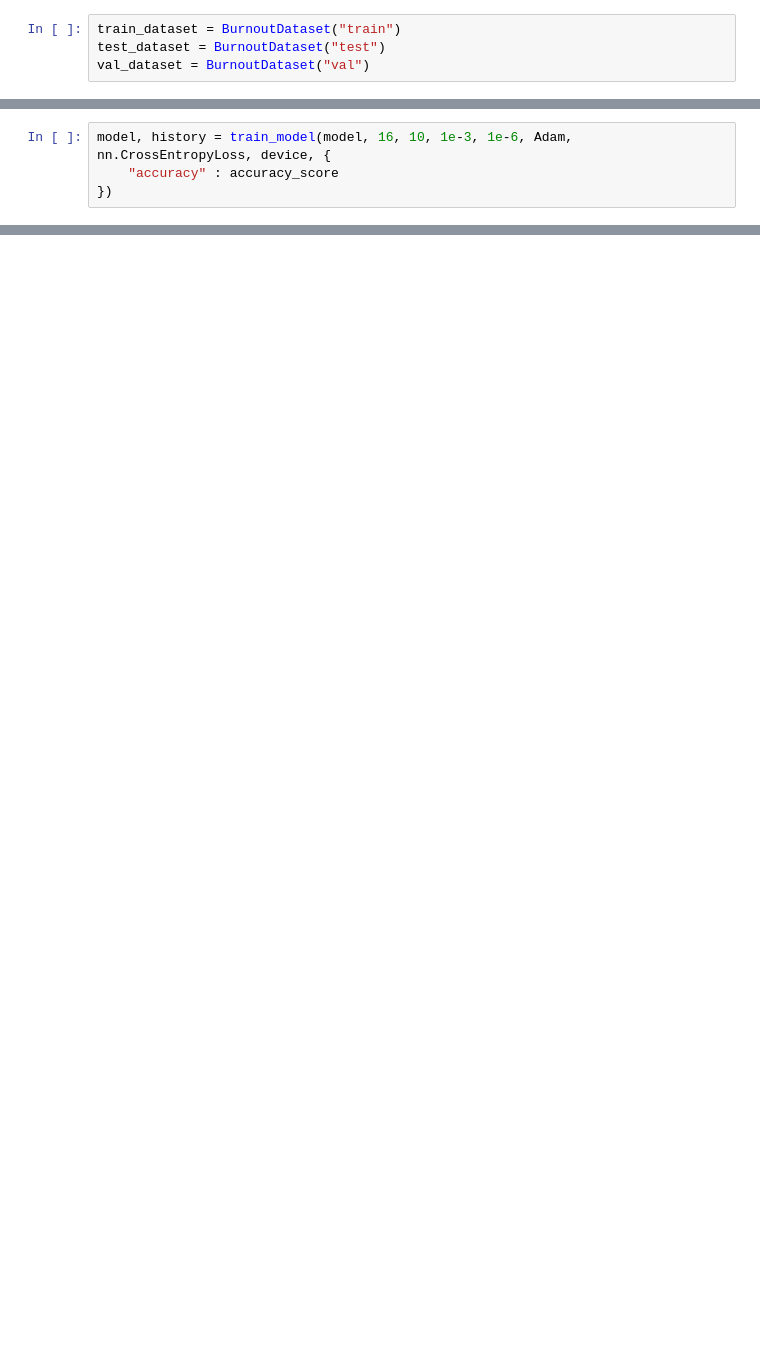
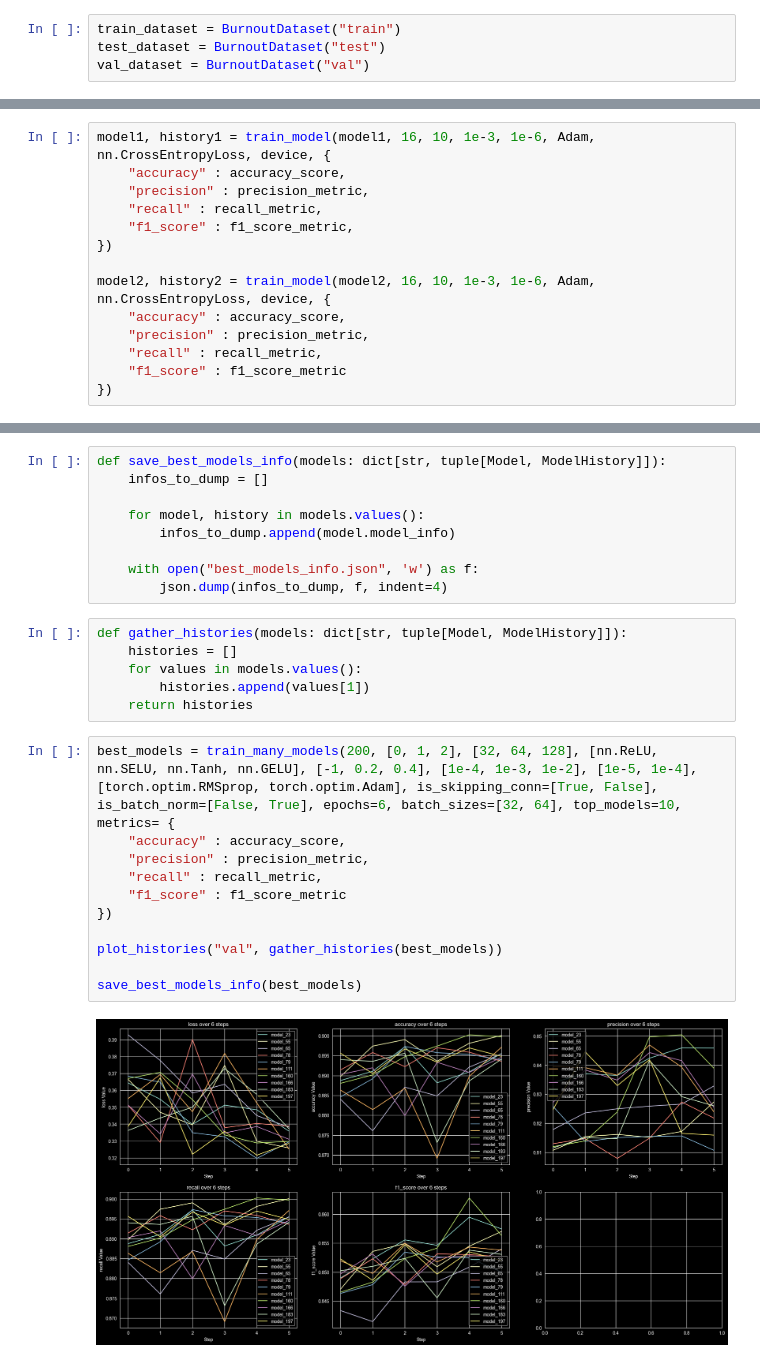
Before and after one commit to Gawronek-8/GGSN-projects, a Jupyter notebook: proj1/Model_testing.ipynb, the cells around one changed output, grey strips where cells are left out. Drawn from its saved outputs; the diff is of its cells as text; blank space fills up the shorter version.

```diff
--- a/proj1/Model_testing.ipynb
+++ b/proj1/Model_testing.ipynb
@@ -22,4 +33,14 @@ model = model.to(device)
 # %%
-model, history = train_model(model, 16, 10, 1e-3, 1e-6, Adam, nn.CrossEntropyLoss, device, {
-    "accuracy" : accuracy_score
+model1, history1 = train_model(model1, 16, 10, 1e-3, 1e-6, Adam, nn.CrossEntropyLoss, device, {
+    "accuracy" : accuracy_score,
+    "precision" : precision_metric,
+    "recall" : recall_metric,
+    "f1_score" : f1_score_metric,
 })
+
+model2, history2 = train_model(model2, 16, 10, 1e-3, 1e-6, Adam, nn.CrossEntropyLoss, device, {
+    "accuracy" : accuracy_score,
+    "precision" : precision_metric,
+    "recall" : recall_metric,
+    "f1_score" : f1_score_metric
+})
@@ -61,0 +202,28 @@ plot_history("val", history)
+# %%
+def save_best_models_info(models: dict[str, tuple[Model, ModelHistory]]):
+    infos_to_dump = []
+
+    for model, history in models.values():
+        infos_to_dump.append(model.model_info)
+
+    with open("best_models_info.json", 'w') as f:
+        json.dump(infos_to_dump, f, indent=4)
+# %%
+def gather_histories(models: dict[str, tuple[Model, ModelHistory]]):
+    histories = []
+    for values in models.values():
+        histories.append(values[1])
+    return histories
+# %%
+best_models = train_many_models(200, [0, 1, 2], [32, 64, 128], [nn.ReLU, nn.SELU, nn.Tanh, nn.GELU], [-1, 0.2, 0.4], [1e-4, 1e-3, 1e-2], [1e-5, 1e-4], [torch.optim.RMSprop, torch.optim.Adam], is_skipping_conn=[True, False], is_batch_norm=[False, True], epochs=6, batch_sizes=[32, 64], top_models=10, metrics= {
+    "accuracy" : accuracy_score,
+    "precision" : precision_metric,
+    "recall" : recall_metric,
+    "f1_score" : f1_score_metric
+})
+
+plot_histories("val", gather_histories(best_models))
+
+save_best_models_info(best_models)
+# %% [output]
+[figure, added]
```
Also changed, not shown: parts of 10 cells of this notebook, 3 other files.
